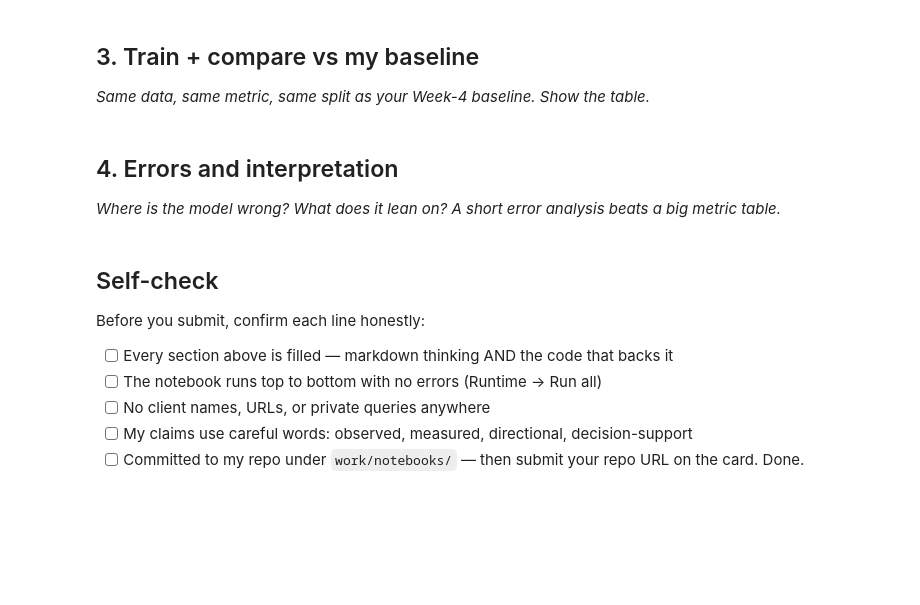
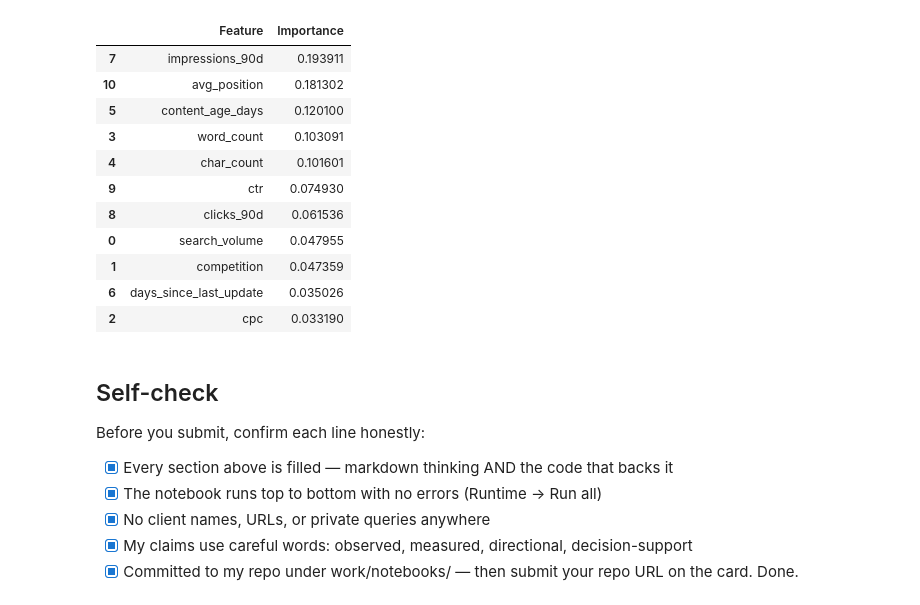
Before and after one commit to Ahmed-coder874/flyrank-ml-internship, a Jupyter notebook: work/notebooks/w05_model.ipynb, the cells around one changed output. Saved outputs shown, nothing was run; the diff lists cells and outputs as text; code cells hidden in the pictures; blank space fills up the shorter version.

```diff
--- a/work/notebooks/w05_model.ipynb
+++ b/work/notebooks/w05_model.ipynb
@@ -19,0 +88,31 @@ This skeleton is yours to fill. Work the sections **in order** — each one has
+# %%
+# This cell is for CODE (numbers, a query, a check).
+# Write your text answer in the cell ABOVE this one — typing sentences here breaks Run All.
+from sklearn.ensemble import RandomForestClassifier
+from sklearn.dummy import DummyClassifier
+from sklearn.metrics import accuracy_score
+import pandas as pd
+
+baseline = DummyClassifier(strategy="most_frequent")
+baseline.fit(X_train, y_train)
+
+baseline_pred = baseline.predict(X_test)
+
+rf = RandomForestClassifier(
+    n_estimators=100,
+    random_state=42
+)
+
+rf.fit(X_train, y_train)
+
+rf_pred = rf.predict(X_test)
+
+results = pd.DataFrame({
+    "Model": ["Baseline", "Random Forest"],
+    "Accuracy": [
+        accuracy_score(y_test, baseline_pred),
+        accuracy_score(y_test, rf_pred)
+    ]
+})
+
+results
@@ -20,7 +133,27 @@ This skeleton is yours to fill. Work the sections **in order** — each one has
 # %%
 # This cell is for CODE (numbers, a query, a check).
 # Write your text answer in the cell ABOVE this one — typing sentences here breaks Run All.
+importance = pd.DataFrame({
+    "Feature": X.columns,
+    "Importance": rf.feature_importances_
+})
+
+importance = importance.sort_values(
+    "Importance",
+    ascending=False
+)
+
+importance
+# %% [output]
+|  | Feature | Importance |
+| 7 | impressions_90d | 0.193911 |
+| 10 | avg_position | 0.181302 |
+| 5 | content_age_days | 0.120100 |
+| 3 | word_count | 0.103091 |
+| 4 | char_count | 0.101601 |
+| 9 | ctr | 0.074930 |
+| 8 | clicks_90d | 0.061536 |
+| 0 | search_volume | 0.047955 |
+| 1 | competition | 0.047359 |
+| 6 | days_since_last_update | 0.035026 |
+| 2 | cpc | 0.033190 |
-# %% [markdown]
-## 3. Train + compare vs my baseline
-
-*Same data, same metric, same split as your Week-4 baseline. Show the table.*
@@ -30,4 +159,0 @@ This skeleton is yours to fill. Work the sections **in order** — each one has
-# %% [markdown]
-## 4. Errors and interpretation
-
-*Where is the model wrong? What does it lean on? A short error analysis beats a big metric table.*
@@ -39,8 +162,8 @@ This skeleton is yours to fill. Work the sections **in order** — each one has
 
 Before you submit, confirm each line honestly:
 
-- [ ] Every section above is filled — markdown thinking AND the code that backs it
-- [ ] The notebook runs top to bottom with no errors (Runtime → Run all)
-- [ ] No client names, URLs, or private queries anywhere
-- [ ] My claims use careful words: observed, measured, directional, decision-support
-- [ ] Committed to my repo under `work/notebooks/` — then submit your repo URL on the card. Done.
+- [x] Every section above is filled — markdown thinking AND the code that backs it
+- [x] The notebook runs top to bottom with no errors (Runtime → Run all)
+- [x] No client names, URLs, or private queries anywhere
+- [x] My claims use careful words: observed, measured, directional, decision-support
+- [x] Committed to my repo under work/notebooks/ — then submit your repo URL on the card. Done.
```
Also changed, not shown: parts of 13 cells of this notebook.
